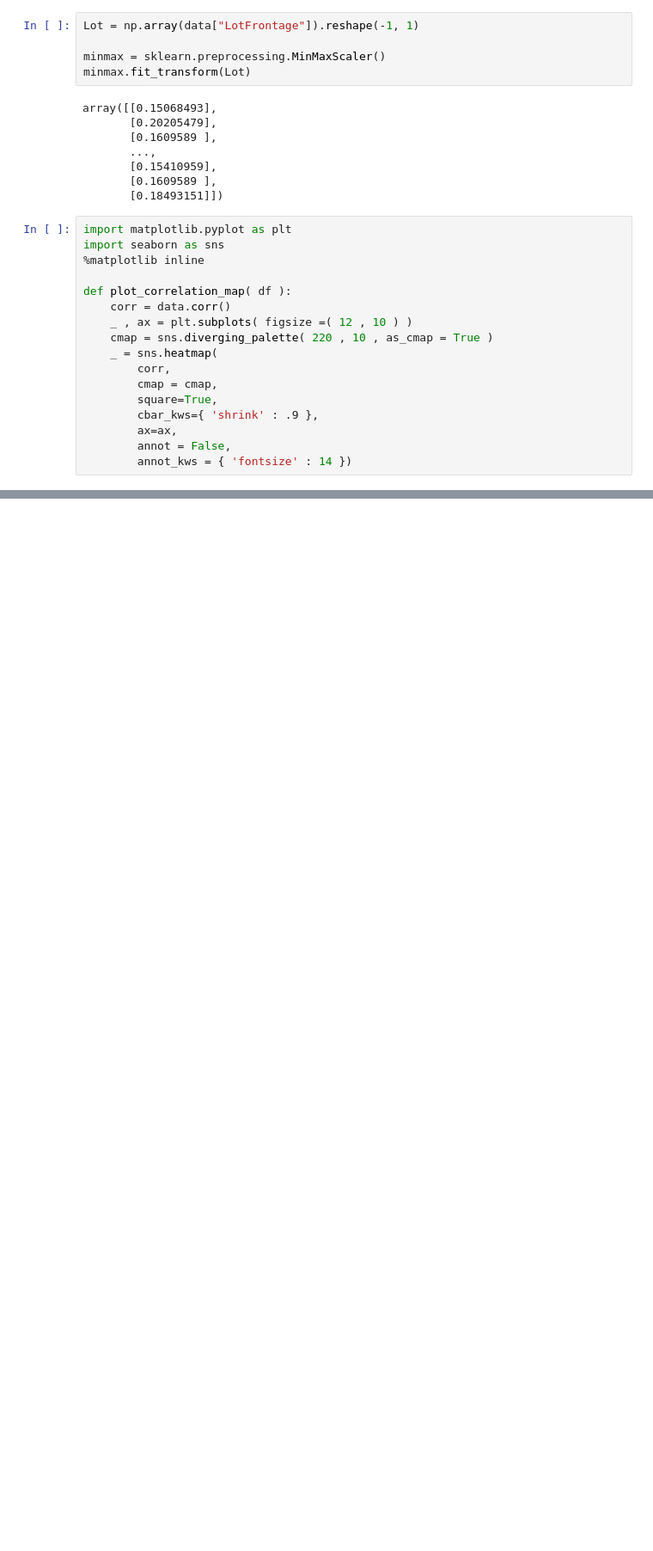
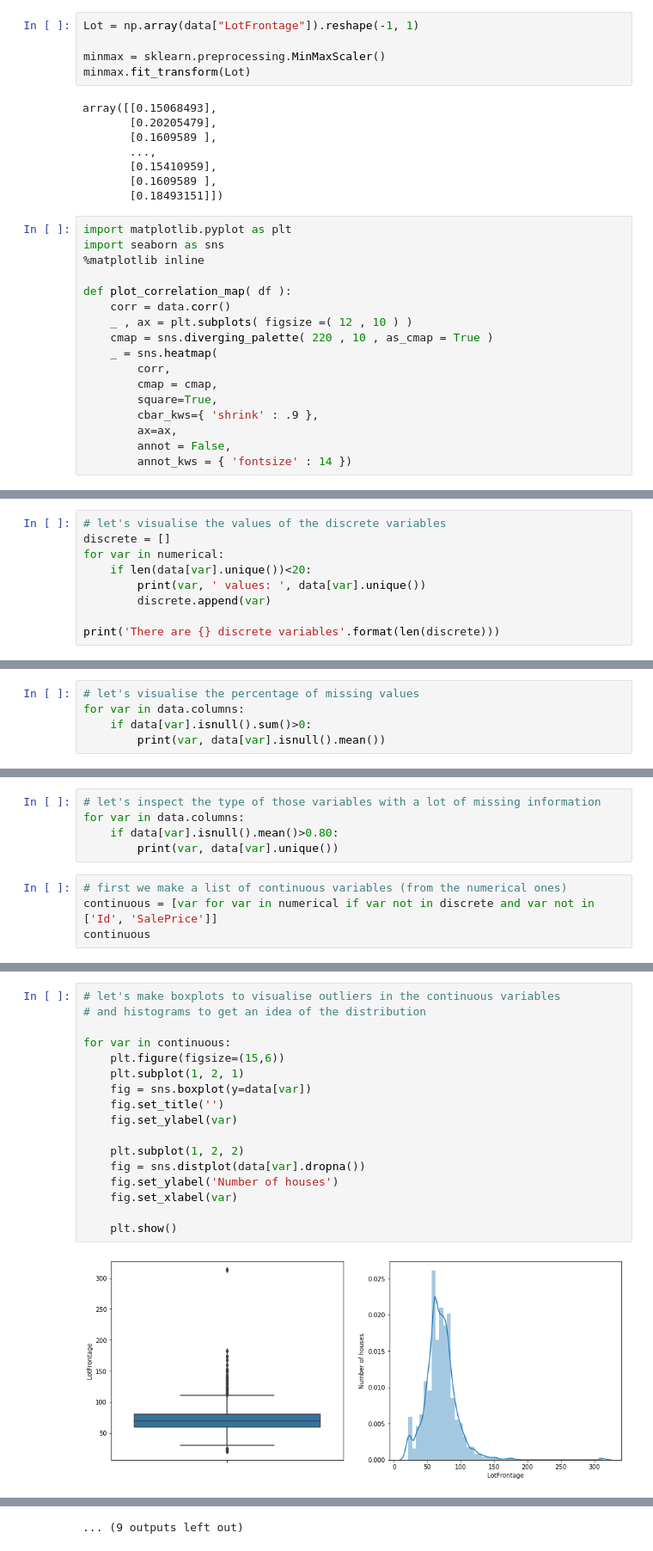
Before and after one commit to roybibek/regression_modeling, a Jupyter notebook: House_Price_Prediction.ipynb, the cells around one changed output, grey strips where cells are left out. Shown at 86% size. Cells and saved outputs as stored; diff of their text form; blank space fills up the shorter version.

```diff
--- a/House_Price_Prediction.ipynb
+++ b/House_Price_Prediction.ipynb
@@ -301,0 +312,9 @@ plot_correlation_map(data)
+# %%
+# let's visualise the values of the discrete variables
+discrete = []
+for var in numerical:
+    if len(data[var].unique())<20:
+        print(var, ' values: ', data[var].unique())
+        discrete.append(var)
+
+print('There are {} discrete variables'.format(len(discrete)))
@@ -301,0 +338,5 @@ plot_correlation_map(data)
+# %%
+# let's visualise the percentage of missing values
+for var in data.columns:
+    if data[var].isnull().sum()>0:
+        print(var, data[var].isnull().mean())
@@ -301,0 +346,9 @@ plot_correlation_map(data)
+# %%
+# let's inspect the type of those variables with a lot of missing information
+for var in data.columns:
+    if data[var].isnull().mean()>0.80:
+        print(var, data[var].unique())
+# %%
+# first we make a list of continuous variables (from the numerical ones)
+continuous = [var for var in numerical if var not in discrete and var not in ['Id', 'SalePrice']]
+continuous
@@ -301,0 +373,19 @@ plot_correlation_map(data)
+# %%
+# let's make boxplots to visualise outliers in the continuous variables
+# and histograms to get an idea of the distribution
+
+for var in continuous:
+    plt.figure(figsize=(15,6))
+    plt.subplot(1, 2, 1)
+    fig = sns.boxplot(y=data[var])
+    fig.set_title('')
+    fig.set_ylabel(var)
+
+    plt.subplot(1, 2, 2)
+    fig = sns.distplot(data[var].dropna())
+    fig.set_ylabel('Number of houses')
+    fig.set_xlabel(var)
+
+    plt.show()
+# %% [output]
+[figure, added]
@@ -301,0 +403 @@ plot_correlation_map(data)
+... (9 outputs left out)
```
Also changed, not shown: parts of 16 cells of this notebook.
